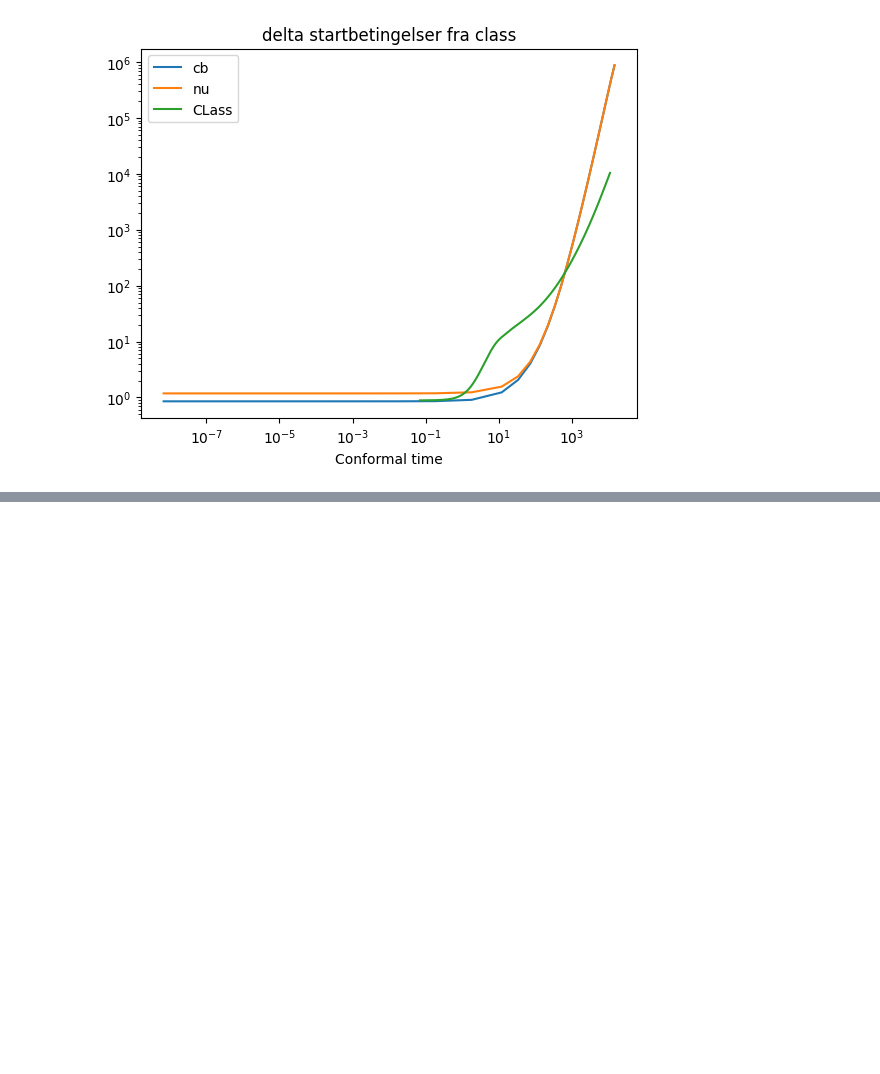
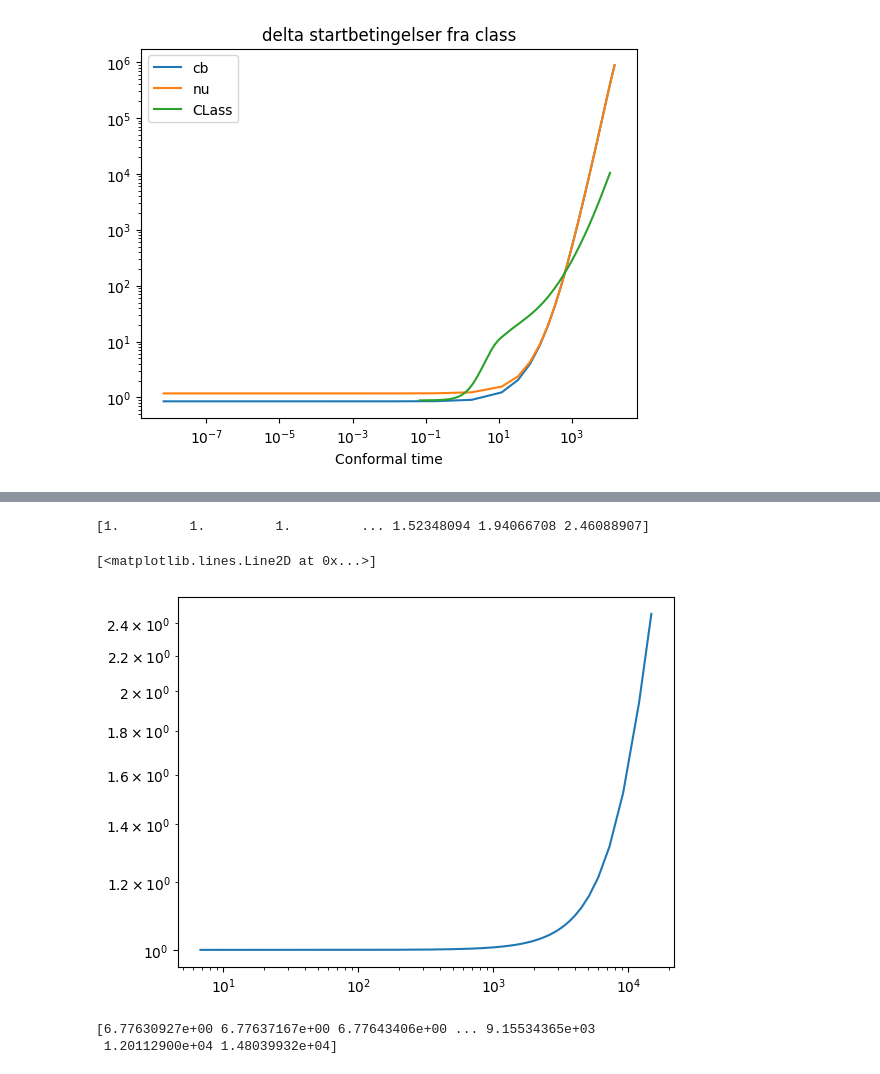
Before and after one commit to eriksteenberg/Grim-kode, a Jupyter notebook: Class shenanigens.ipynb, the cells around one changed output, grey strips where cells are left out. Drawn from its saved outputs; the diff is of its cells as text; code cells hidden in the pictures; blank space fills up the shorter version.

```diff
--- a/Class shenanigens.ipynb
+++ b/Class shenanigens.ipynb
@@ -147,6 +147,9 @@ t_start = tau2[0]
 t_end = tau2[-1]
 t_span = np.array([t_start,t_end])
 
+def H(a):
+    return H0 * np.sqrt(Omega_lambda + Omega_M / ( a ** 3) + Omega_R / ( a ** 4))
+
 def f(t,y):
     # her er t tau
     a_3 = y[0]
@@ -164,7 +167,7 @@ def f(t,y):
     d_a_dtau = a_3**2 * H(a_3)
     # poisson
     Omega_M_reel = Omega_M / ( a_3**3 * Omega_lambda + Omega_M + Omega_R / a_3)
-    nabla2phi =(3/2) * H(a_3) ** 2  * Omega_M_reel * a_3**2  *  (delta_nu + delta_cb)
+    nabla2phi =(3/2) * H(a_3) ** 2  * Omega_M_reel * a_3 * *2  *  (delta_nu + delta_cb)
 
     d_delta_cb_dtau = - theta_cb
 
@@ -175,6 +178,19 @@ def f(t,y):
     d_theta_nu_dtau = - a_3 * H(a_3) * theta_nu - nabla2phi - k*k * (cs*cs ) * delta_nu
 
     return [d_a_dtau,d_delta_cb_dtau,d_theta_cb_dtau,d_delta_nu_dtau,d_theta_nu_dtau]
+
+
+def g1(t,y):
+    ## y'' + aHy' = 3/2 H**2 Omega * y
+    # in give en y vektor
+    # y0 = [y,y',dadtau]
+    D  = y[0]
+    D1 = y[1]
+    a = y[2]
+    d_a_dtau = a ** 2 * H(a)
+    Omega_M_reel = Omega_M / ( a ** 3 * Omega_lambda + Omega_M + Omega_R / a)
+    D2 = 3/2 * H(a)**2 * Omega_M_reel * D - a * H(a) * D1
+    return [D1,D2,d_a_dtau]
 
 
 sol2 = sc.solve_ivp(f,t_span,y0)#,t_eval = tau)
@@ -193,6 +209,7 @@ plt.loglog(tau3,-delta_nu3,label="nu")
 plt.title("delta"+ " startbetingelser fra class")
 plt.loglog(pts0['tau [Mpc]'],-pts0['delta_' + "cdm"],label="CLass")
 plt.xlabel("Conformal time")
+
 plt.legend()
 # %% [output]
 delta_cb_0=-0.8533333333333333
@@ -325,0 +322,12 @@ success
+# %%
+print(D)
+plt.loglog(tau_g1,D)
+# %% [output]
+[1.         1.         1.         ... 1.52348094 1.94066708 2.46088907]
+[<matplotlib.lines.Line2D at 0x...>]
+[figure, added]
+# %%
+print(tau_g1)
+# %% [output]
+[6.77630927e+00 6.77637167e+00 6.77643406e+00 ... 9.15534365e+03
+ 1.20112900e+04 1.48039932e+04]
```
Also changed, not shown: parts of 10 cells of this notebook.
